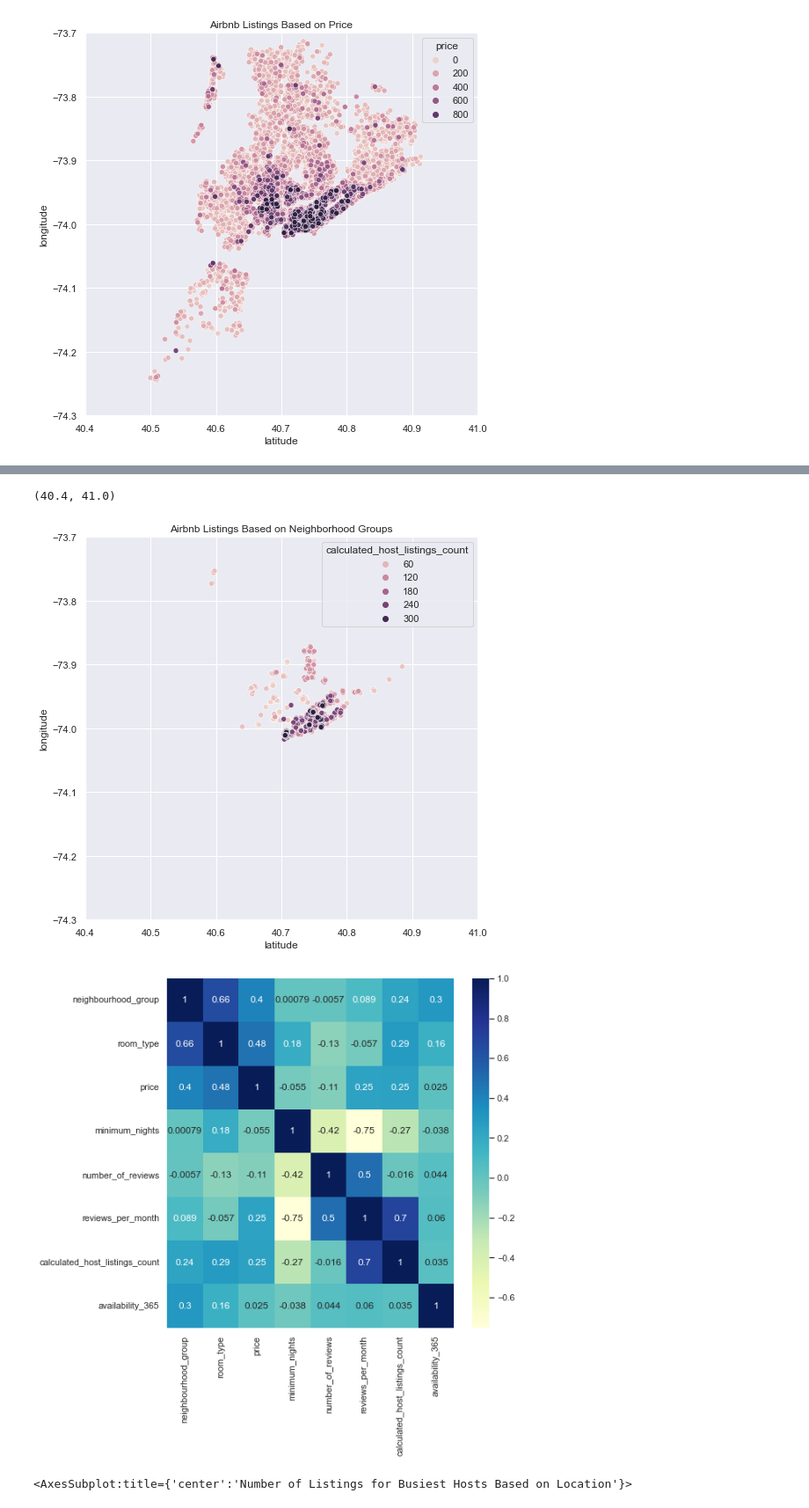
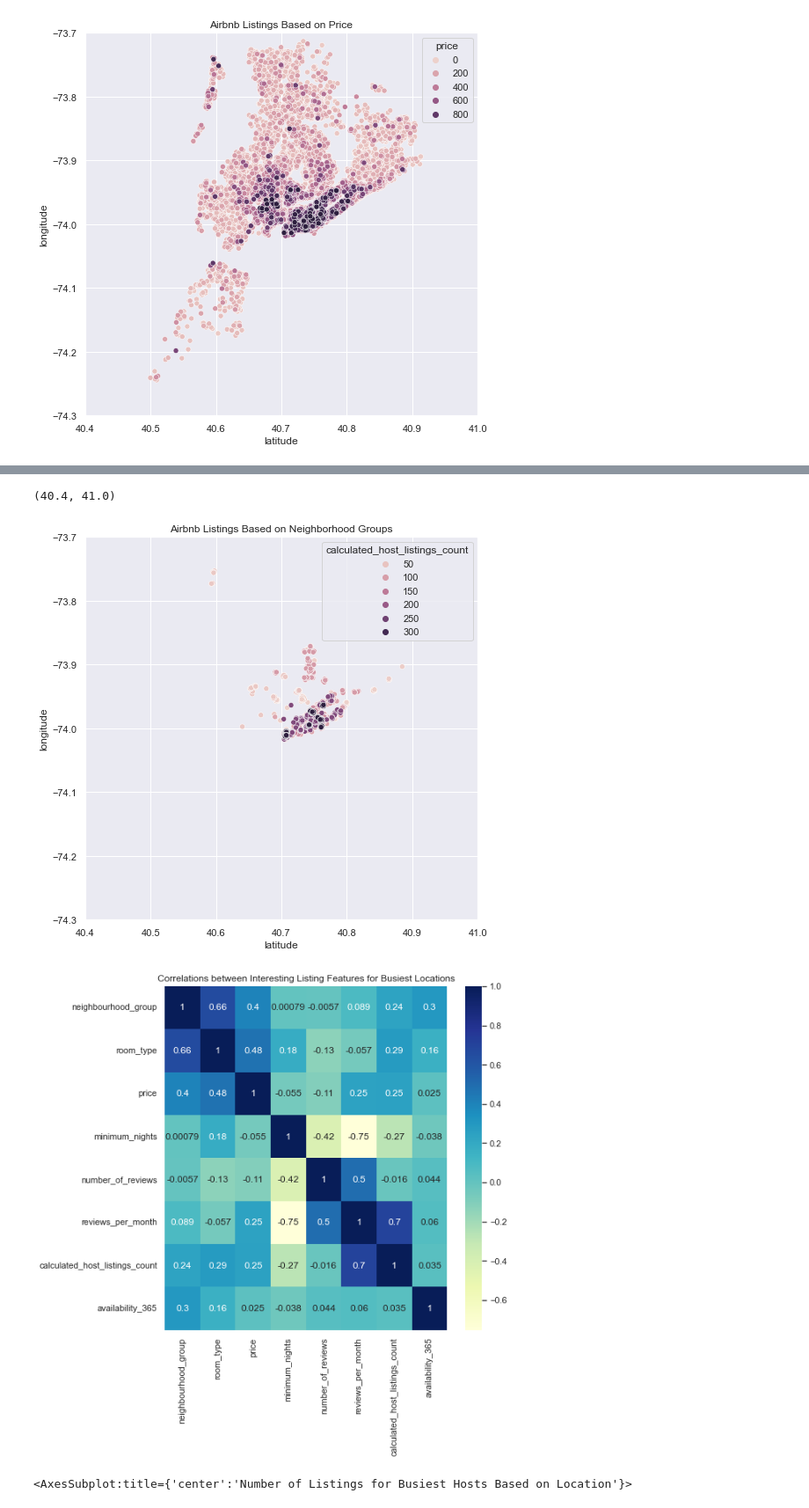
Before and after one commit to svishwanathan01/cse351-hw1, a Jupyter notebook: cse351_hw1_Sabareesh_Vishwanathan_112585006.ipynb, the cells around one changed output, grey strips where cells are left out. Shown: that part at 88% size. Drawn from its saved outputs; the diff is of its cells as text; code cells hidden in the pictures.

```diff
--- a/cse351_hw1_Sabareesh_Vishwanathan_112585006.ipynb
+++ b/cse351_hw1_Sabareesh_Vishwanathan_112585006.ipynb
@@ -245,29 +245,29 @@ plt.show()
 # graph scatter plots that were made in Part 4 in order to see the neighborhood groups based on the latitude and longitude of
 # the locations.
 busydf = df.copy()
-busydf = busydf.loc[busydf['calculated_host_listings_count'] > 20].sort_values(by="calculated_host_listings_count")
+busydf = busydf.loc[busydf['calculated_host_listings_count'] > 30].sort_values(by="calculated_host_listings_count")
 sb.scatterplot(data=busydf, x="latitude", y="longitude", hue="calculated_host_listings_count").set_title("Airbnb Listings Based on Neighborhood Groups")
 plt.ylim(-74.3, -73.7)
 plt.xlim(40.4, 41)
 # %% [output]
 (40.4, 41.0)
-[figure, old version]
+[figure, new version]
 # %%
 # In order to see the correlation between the busiest locations, the listings with owners that had few listings were removed as a
 # lot of those listings wouldn't be super representative of the busiest areas.
 
 corrdf = df.copy()
 corrdf = corrdf.loc[corrdf['calculated_host_listings_count'] > 30].sort_values(by=['price'])
 # corrdf = corrdf.drop_duplicates(subset=['host_id'], keep='first')
 corrdf = corrdf.drop(columns=['id', 'host_id', 'latitude', 'longitude'])
 corrdf['neighbourhood_group'] = corrdf['neighbourhood_group'].map({'Staten Island':0, 'Bronx':1, 'Queens':2, 'Brooklyn':3, 'Manhattan':4})
 corrdf['room_type'] = corrdf['room_type'].map({'Shared room':0, 'Private room':1, 'Entire home/apt':2 })
 
-dataplot = sb.heatmap(corrdf.corr(), cmap="YlGnBu", annot=True)
+dataplot = sb.heatmap(corrdf.corr(), cmap="YlGnBu", annot=True).set_title("Correlations between Interesting Listing Features for Busiest Locations")
 sb.set(rc = {'figure.figsize':(8,8)})
 plt.show()
 # %% [output]
-[figure, old version]
+[figure, new version]
 # %%
 corrdf = df.copy()
 corrdf = corrdf.loc[corrdf['calculated_host_listings_count'] > 30].sort_values(by=['price'])
```
Also changed, not shown: parts of 5 cells of this notebook.
